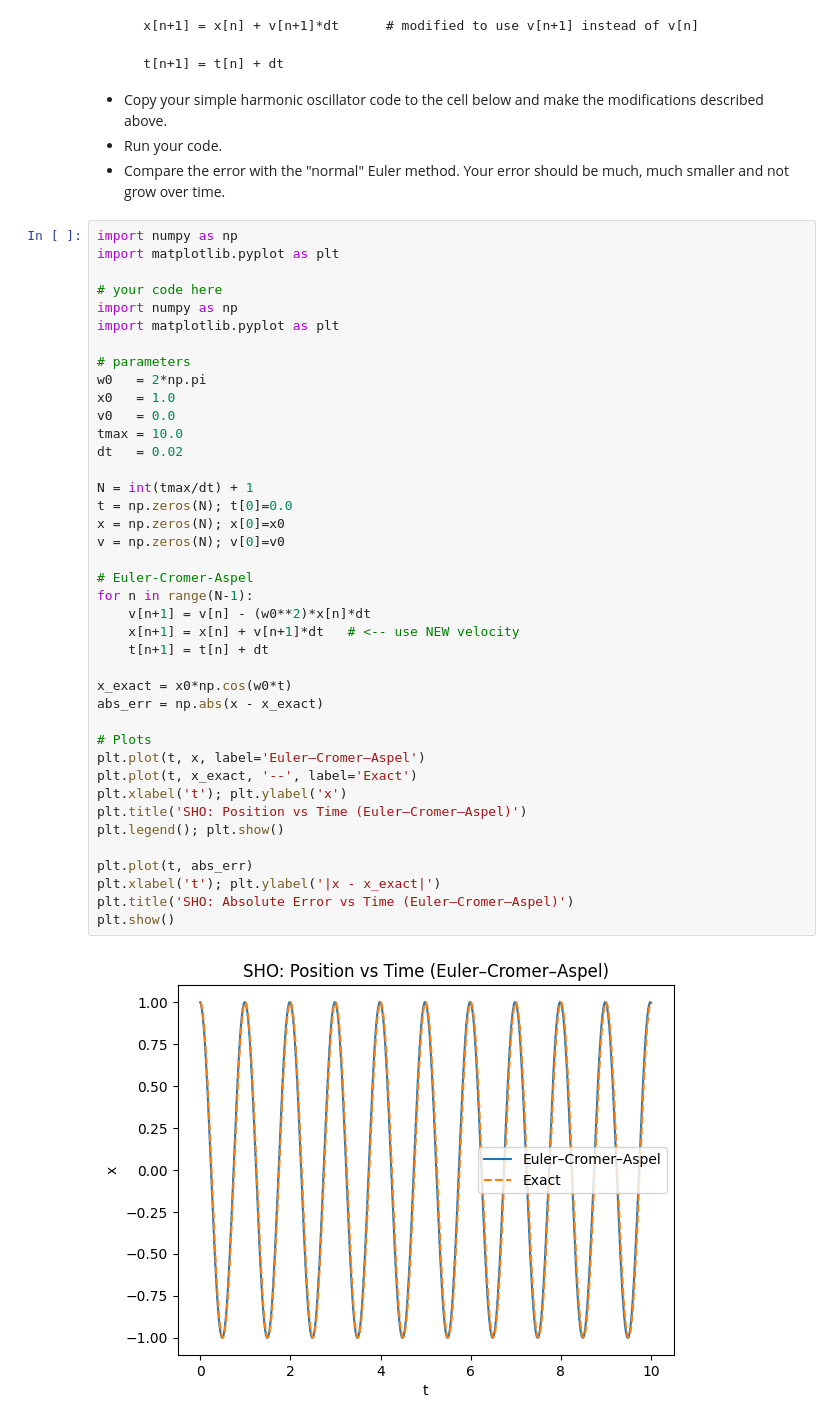
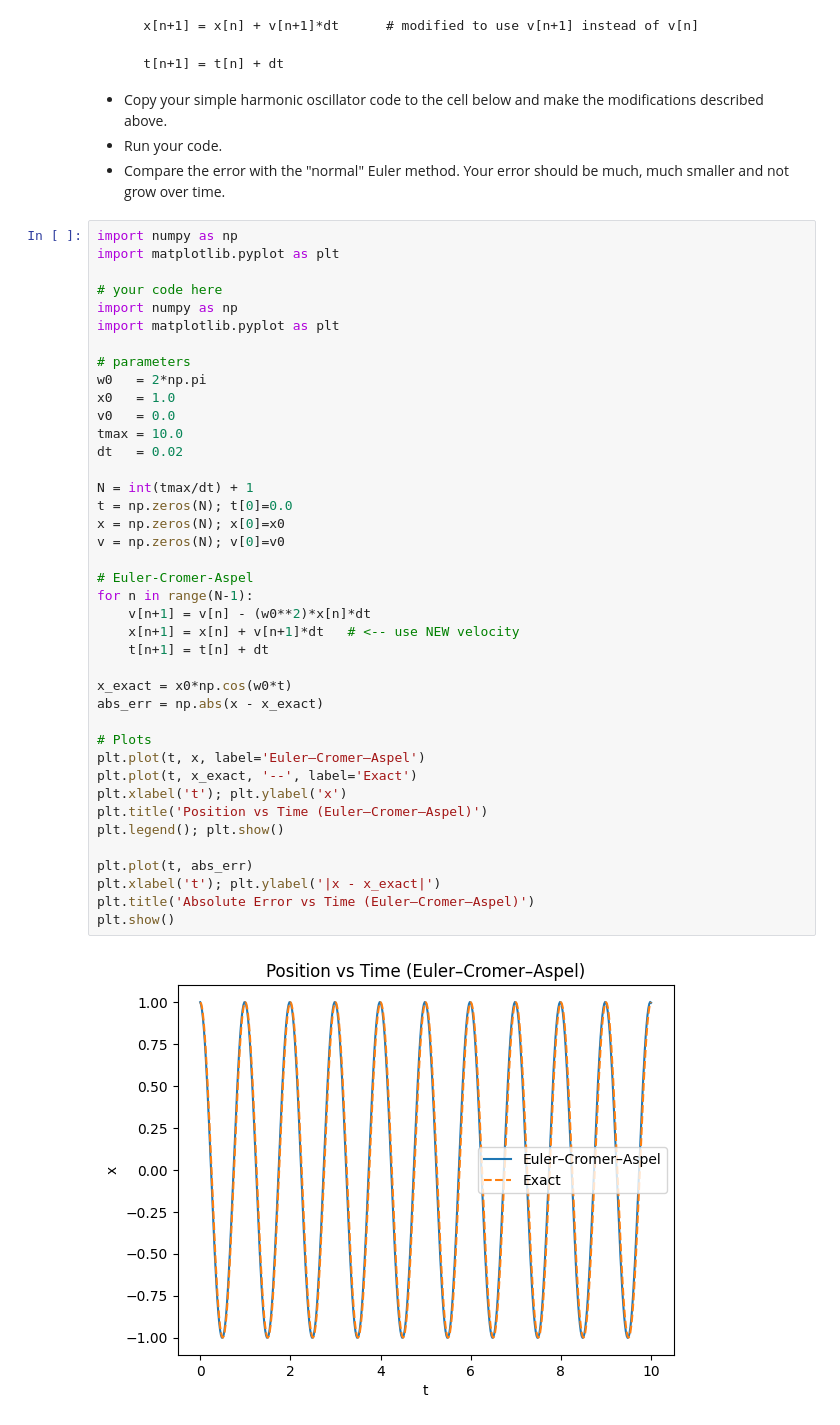
Before and after one commit to morganpatito/Computational-Physics, a Jupyter notebook: ode_1.ipynb, the cells around one changed output. Cells and saved outputs as stored; diff of their text form.

```diff
--- a/ode_1.ipynb
+++ b/ode_1.ipynb
@@ -403,33 +403,33 @@ import matplotlib.pyplot as plt
 w0   = 2*np.pi
 x0   = 1.0
 v0   = 0.0
 tmax = 10.0
 dt   = 0.02
 
 N = int(tmax/dt) + 1
 t = np.zeros(N); t[0]=0.0
 x = np.zeros(N); x[0]=x0
 v = np.zeros(N); v[0]=v0
 
 # Euler-Cromer-Aspel
 for n in range(N-1):
     v[n+1] = v[n] - (w0**2)*x[n]*dt
     x[n+1] = x[n] + v[n+1]*dt   # <-- use NEW velocity
     t[n+1] = t[n] + dt
 
 x_exact = x0*np.cos(w0*t)
 abs_err = np.abs(x - x_exact)
 
 # Plots
 plt.plot(t, x, label='Euler–Cromer–Aspel')
 plt.plot(t, x_exact, '--', label='Exact')
 plt.xlabel('t'); plt.ylabel('x')
-plt.title('SHO: Position vs Time (Euler–Cromer–Aspel)')
+plt.title('Position vs Time (Euler–Cromer–Aspel)')
 plt.legend(); plt.show()
 
 plt.plot(t, abs_err)
 plt.xlabel('t'); plt.ylabel('|x - x_exact|')
-plt.title('SHO: Absolute Error vs Time (Euler–Cromer–Aspel)')
+plt.title('Absolute Error vs Time (Euler–Cromer–Aspel)')
 plt.show()
 # %% [output]
-[figure, old version]
+[figure, new version]
```
Also changed, not shown: parts of 1 cell of this notebook.
